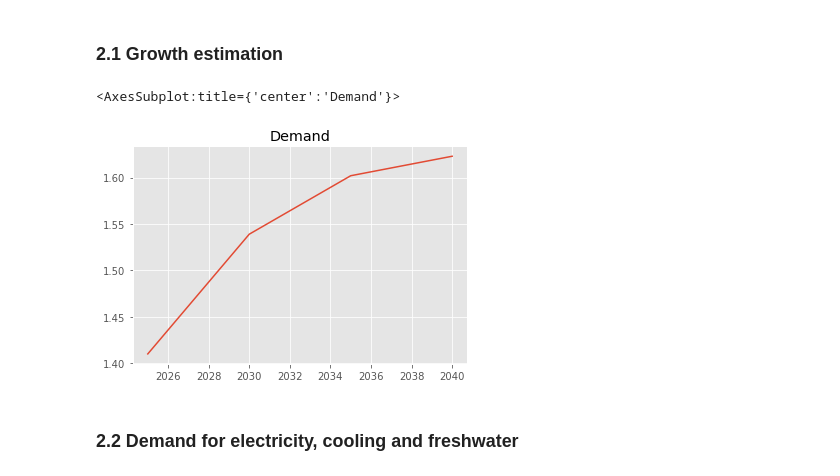
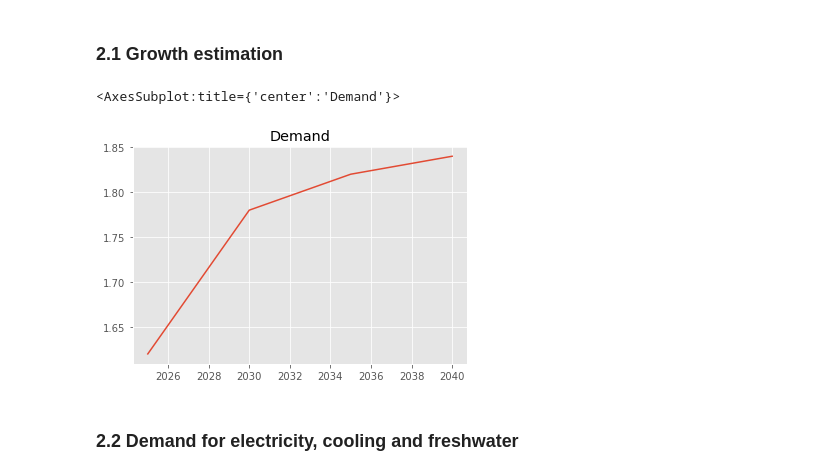
Before and after one commit to natiweber/Maldives, a Jupyter notebook: Maldives 2040.ipynb, the cells around one changed output. Cells and saved outputs as stored; diff of their text form; code cells hidden in the pictures.

```diff
--- a/Maldives 2040.ipynb
+++ b/Maldives 2040.ipynb
@@ -52,11 +52,11 @@ scenario.add_set("mode", "standard")
 ### 2.1 Growth estimation
 # %%
 #growth for years 2025, 2030, 2035, 2040
-demand = pd.Series([1.41, 1.539, 1.602, 1.623], index=horizon) # data from electricity growth from 2017 up to 2037
+demand = pd.Series([1.62, 1.78, 1.82, 1.84], index=horizon) # data from electricity growth from 2017 up to 2037
 demand.plot(title='Demand')
 # %% [output]
 <AxesSubplot:title={'center':'Demand'}>
-[figure, old version]
+[figure, new version]
 # %%
 e_plants = [
     "battery_ppl",  #electricity plants
```
Also changed, not shown: parts of 19 cells of this notebook.
